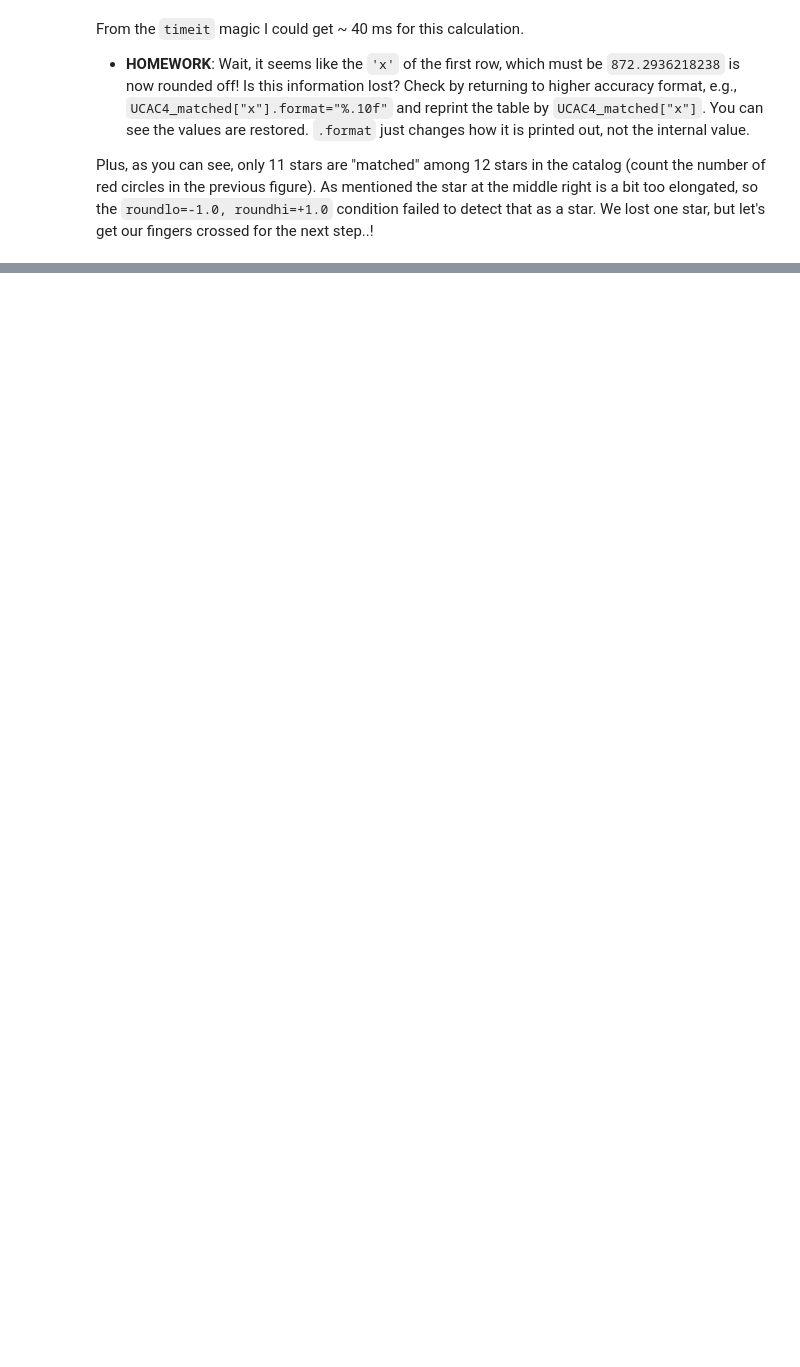
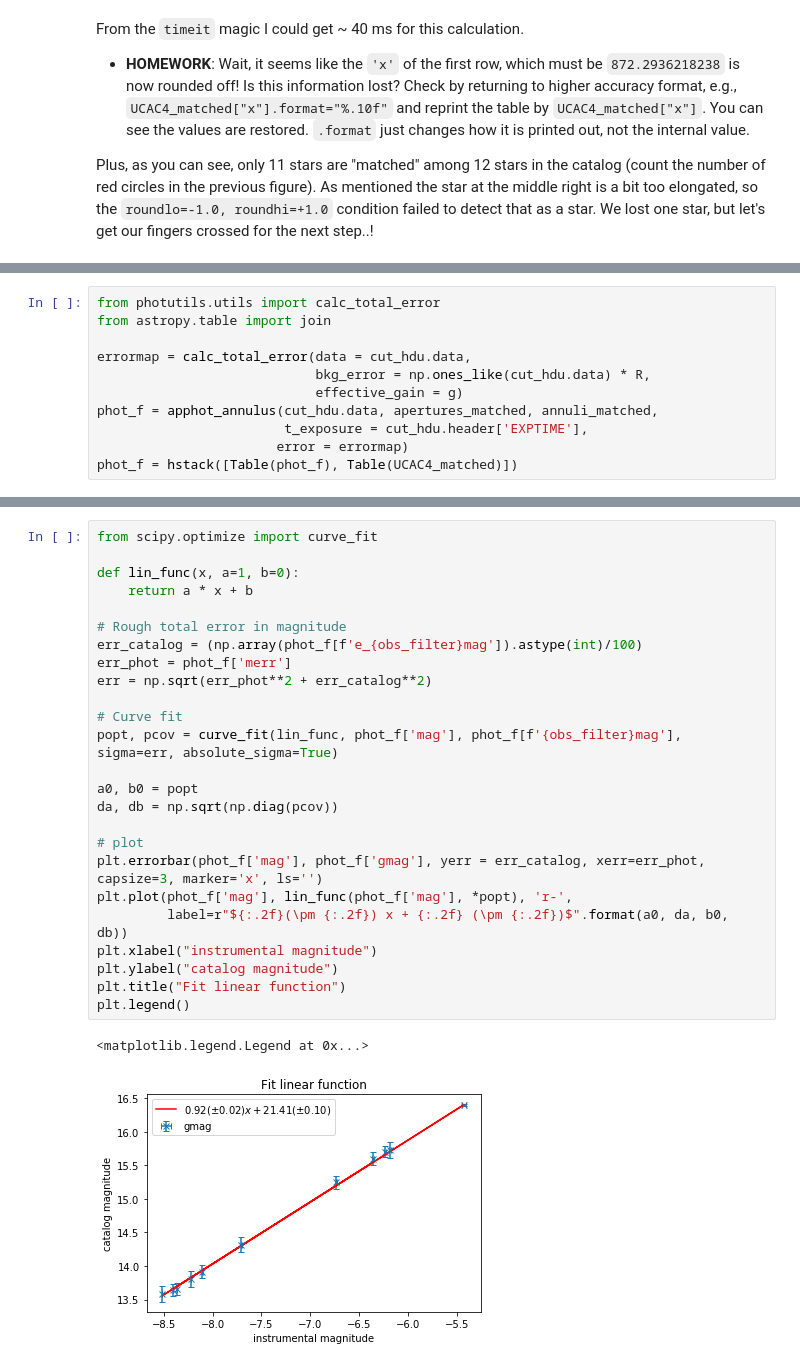
Before and after one commit to ysBach/AO_2018, a Jupyter notebook: Python_Photometry.ipynb, the cells around one changed output, grey strips where cells are left out. Cells and saved outputs as stored; diff of their text form; blank space fills up the shorter version.

```diff
--- a/Python_Photometry.ipynb
+++ b/Python_Photometry.ipynb
@@ -664,0 +757,11 @@ NameError: name 'n_ap' is not defined
+# %%
+from photutils.utils import calc_total_error
+from astropy.table import join
+
+errormap = calc_total_error(data = cut_hdu.data,
+                            bkg_error = np.ones_like(cut_hdu.data) * R,
+                            effective_gain = g)
+phot_f = apphot_annulus(cut_hdu.data, apertures_matched, annuli_matched,
+                        t_exposure = cut_hdu.header['EXPTIME'],
+                       error = errormap)
+phot_f = hstack([Table(phot_f), Table(UCAC4_matched)])
@@ -664,0 +798,28 @@ NameError: name 'n_ap' is not defined
+# %%
+from scipy.optimize import curve_fit
+
+def lin_func(x, a=1, b=0):
+    return a * x + b
+
+# Rough total error in magnitude
+err_catalog = (np.array(phot_f[f'e_{obs_filter}mag']).astype(int)/100)
+err_phot = phot_f['merr']
+err = np.sqrt(err_phot**2 + err_catalog**2)
+
+# Curve fit
+popt, pcov = curve_fit(lin_func, phot_f['mag'], phot_f[f'{obs_filter}mag'], sigma=err, absolute_sigma=True)
+
+a0, b0 = popt
+da, db = np.sqrt(np.diag(pcov))
+
+# plot
+plt.errorbar(phot_f['mag'], phot_f['gmag'], yerr = err_catalog, xerr=err_phot, capsize=3, marker='x', ls='')
+plt.plot(phot_f['mag'], lin_func(phot_f['mag'], *popt), 'r-',
+         label=r"${:.2f}(\pm {:.2f}) x + {:.2f} (\pm {:.2f})$".format(a0, da, b0, db))
+plt.xlabel("instrumental magnitude")
+plt.ylabel("catalog magnitude")
+plt.title("Fit linear function")
+plt.legend()
+# %% [output]
+<matplotlib.legend.Legend at 0x...>
+[figure, added]
```
Also changed, not shown: parts of 17 cells of this notebook.
